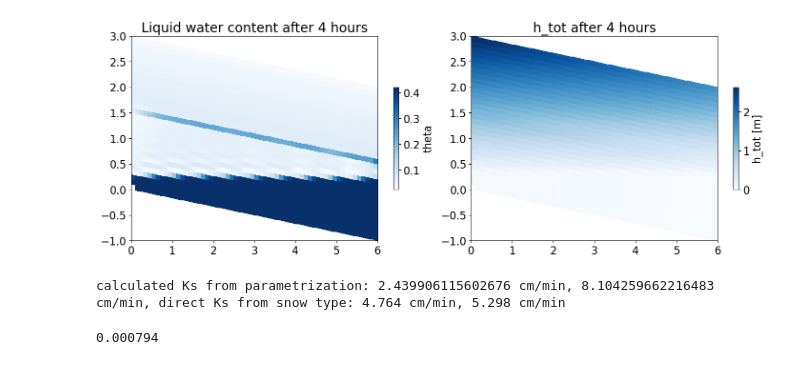
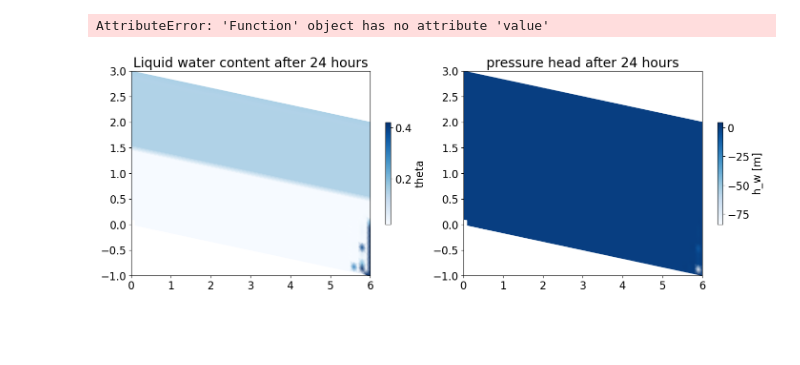
Before and after one commit to lannika-ut/Masterarbeit, a Jupyter notebook: view_solutions.ipynb, the cells around one changed output. Saved outputs shown, nothing was run; the diff lists cells and outputs as text; code cells hidden in the pictures; blank space fills up the shorter version.

```diff
--- a/view_solutions.ipynb
+++ b/view_solutions.ipynb
@@ -7,7 +7,7 @@ from visualization_fct import get_grid, eval_fct_on_grid
 from dolfinx.fem import functionspace, Function
 import pickle
 # %%
-filename = "./solutions/test_isothermal_het.pkl"
+filename = "./solutions/isothermal_upwind.pkl"
 with open(filename, "rb") as f:
     data_Annika = pickle.load(f)
 
@@ -18,8 +18,9 @@ geom.make_from_dict(data_Annika["geometry"])
 domain = geom.make_domain(nx, nz)
 [P0, P1, P2, P3] = geom.corner_points
 V = functionspace(domain, ("CG", 1))
+Q = functionspace(domain, ("DG", 0))
 hw = Function(V)
-phi = Function(V)
+phi = Function(Q)
 layer_params = {
     1: {
         "d_i": 2.31e-4,
@@ -34,7 +35,7 @@ layer_params = {
 }
 p = Parameter(domain, layer_params)
 # %%
-t_obs = 4
+t_obs = 24
 hw.x.array[:] = data_Annika["h_w"][t_obs]
 phi.x.array[:] = data_Annika["phi"]
 grid, x_plot, z_plot = get_grid(P0, P1, P2, P3, nx, nz)
@@ -46,10 +47,20 @@ h_c = pressure_head * (pressure_head < 0)
 def Se(h_c, alpha, N):
     return (1 + (- alpha * h_c)**N)**((1 - N) / N)
 theta_tot = p.theta_r.value + (0.9*porosity - p.theta_r.value)*Se(h_c, alpha_eval, N_eval)
-h_tot = pressure_head + grid[:,1].reshape((nz, nx))
+z_eval = grid[:,1].reshape((nz, nx))
+h_tot = pressure_head + z_eval
 d_i_eval = eval_fct_on_grid(grid, p.d_i, domain).reshape((nz, nx))
 
+# Try to extract specific discharge
+def kr(Se, N):
+    m = 1 - 1/N
+    return Se**(0.5) * (1-(1-Se**(1/m))**m)**2
+k_rel = kr(Se(h_c, alpha_eval, N_eval), N_eval)
 Ks = (3*(d_i_eval/2)**2 * np.exp(-0.013*p.rho_i.value*(1-porosity)) * p.rho_w.value*p.g.value/p.mu_w.value)
+dh_dz, dh_dx = np.gradient(h_tot)
+q_z = -Ks * k_rel * dh_dz
+q_x = -Ks * k_rel * dh_dx
+q = np.array([q_z, q_x])
 # %%
 t_obs = 24
 hw.x.array[:] = data_Annika["h_w"][t_obs]
@@ -61,29 +72,20 @@ def Se(h_c, alpha, N):
     return (1 + (- alpha * h_c)**N)**((1 - N) / N)
 theta_tot = p.theta_r.value + (0.9*porosity - p.theta_r.value)*Se(h_c, p.alpha.value, p.N.value)
 h_tot = pressure_head + grid[:,1].reshape((nz, nx))
+# %% [output]
+AttributeError: 'Function' object has no attribute 'value'
 # %%
 plt.rcParams.update({'font.size': 16})
 fig, ax = plt.subplots(1,2, layout="constrained", figsize=(14,5))
-pmsh1 = ax[0].pcolormesh(x_plot, z_plot, theta_tot, cmap="Blues")
+pmsh1 = ax[0].pcolormesh(x_plot, z_plot, theta_tot, cmap="Blues", shading="gouraud")
 ax[0].set_title(f"Liquid water content after {t_obs} hours", fontsize=20)
 cbar1 = fig.colorbar(pmsh1, ax=ax[0], shrink=0.5)
 cbar1.set_label("theta")
 
-pmsh2 = ax[1].pcolormesh(x_plot, z_plot, h_tot, cmap="Blues")
-ax[1].set_title(f"h_tot after {t_obs} hours", fontsize=20)
+pmsh2 = ax[1].pcolormesh(x_plot, z_plot, pressure_head, cmap="Blues", shading="gouraud")
+ax[1].set_title(f"pressure head after {t_obs} hours", fontsize=20)
 plt.xticks(fontsize=16)
 cbar2 = fig.colorbar(pmsh2, ax=ax[1], shrink=0.5)
-cbar2.set_label("h_tot [m]")
+cbar2.set_label("h_w [m]")
 # %% [output]
-[figure, old version]
+[figure, new version]
-# %%
-from dolfinx import mesh
-Ks_calc1 = Ks[0,1]*100*60
-Ks_calc2 = Ks[20,20]*100*60
-print(f"calculated Ks from parametrization: {Ks_calc2} cm/min, {Ks_calc1} cm/min, direct Ks from snow type: {layer_params[1]['Ks']} cm/min, {layer_params[2]['Ks']} cm/min")
-# %% [output]
-calculated Ks from parametrization: 2.439906115602676 cm/min, 8.104259662216483 cm/min, direct Ks from snow type: 4.764 cm/min, 5.298 cm/min
-# %%
-4.764/(100*60)
-# %% [output]
-0.000794
```
Also changed, not shown: parts of 4 cells of this notebook, 9 other files.
